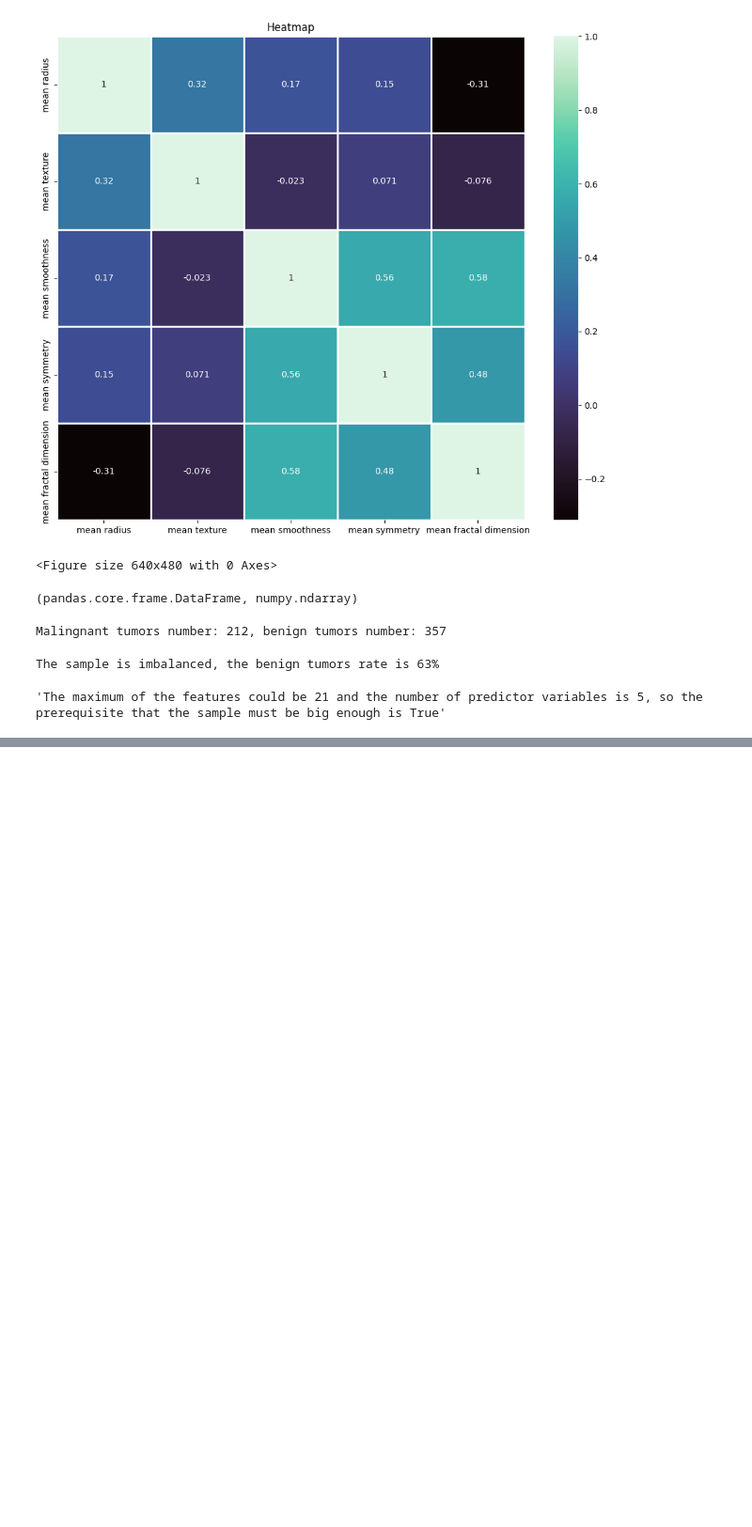
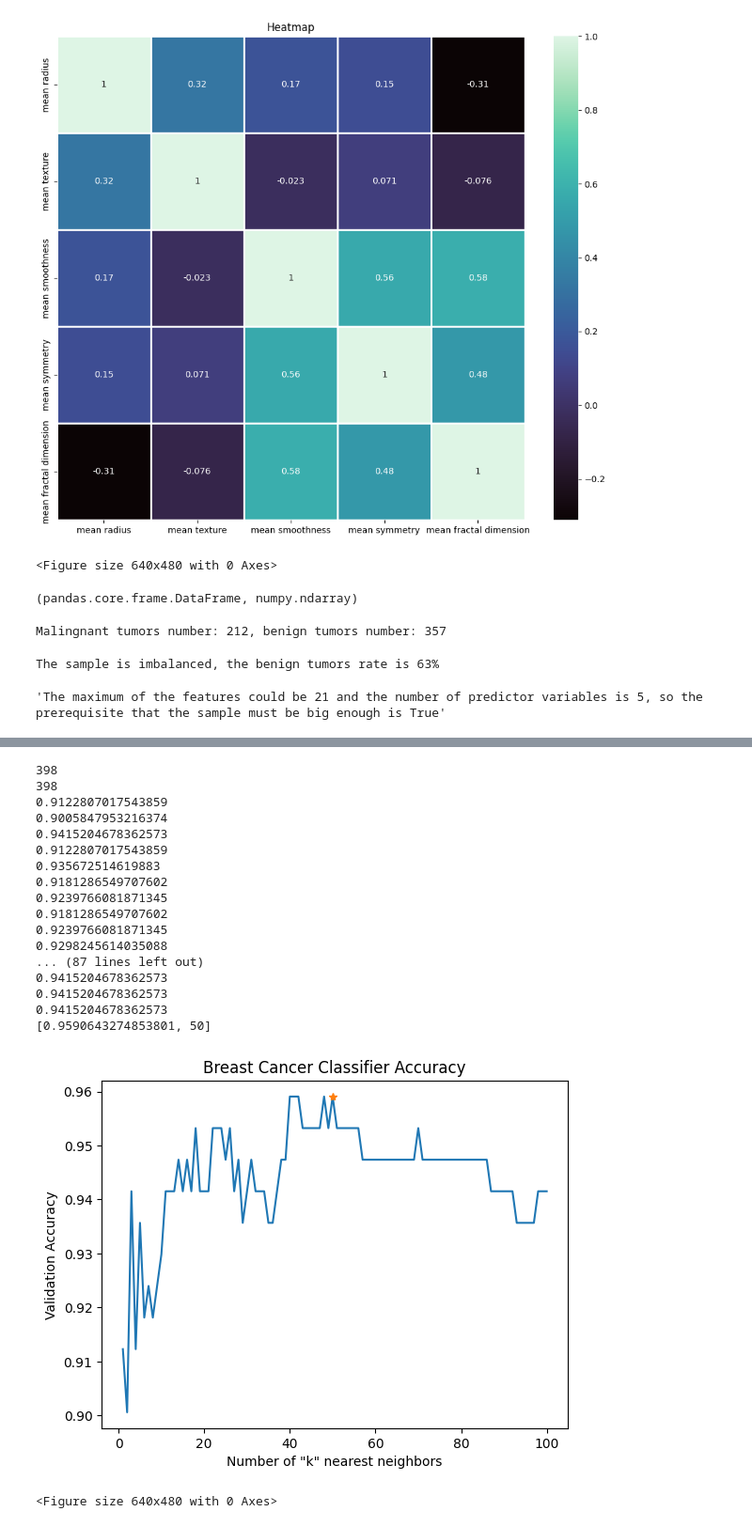
Before and after one commit to LiZoMark841619/Machine_learning, a Jupyter notebook: LogisticRegression/Breast_cancer/script.ipynb, the cells around one changed output, grey strips where cells are left out. Shown at 94% size. Cells and saved outputs as stored; diff of their text form; code cells hidden in the pictures; blank space fills up the shorter version.

```diff
--- a/LogisticRegression/Breast_cancer/script.ipynb
+++ b/LogisticRegression/Breast_cancer/script.ipynb
@@ -201,0 +261,39 @@ plt.show()
+# %%
+scores_and_k = []
+accuracies = []
+for k in range(1, 101):
+  classifier = KNeighborsClassifier(n_neighbors = k)
+  classifier.fit(X_train, y_train)
+  a = classifier.score(X_test, y_test)
+  print(a)
+  scores_and_k.append([a, k])
+  accuracies.append(a)
+print(max(scores_and_k))
+k_list = list(range(1, 101))
+plt.plot(k_list, accuracies)
+plt.xlabel('Number of "k" nearest neighbors')
+plt.ylabel('Validation Accuracy')
+plt.title('Breast Cancer Classifier Accuracy')
+plt.plot(max(scores_and_k)[1], max(scores_and_k)[0], '-*')
+plt.show()
+plt.clf()
+# %% [output]
+398
+398
+0.9122807017543859
+0.9005847953216374
+0.9415204678362573
+0.9122807017543859
+0.935672514619883
+0.9181286549707602
+0.9239766081871345
+0.9181286549707602
+0.9239766081871345
+0.9298245614035088
+... (87 lines left out)
+0.9415204678362573
+0.9415204678362573
+0.9415204678362573
+[0.9590643274853801, 50]
+[figure, added]
+<Figure size 640x480 with 0 Axes>
```
Also changed, not shown: parts of 14 cells of this notebook.
